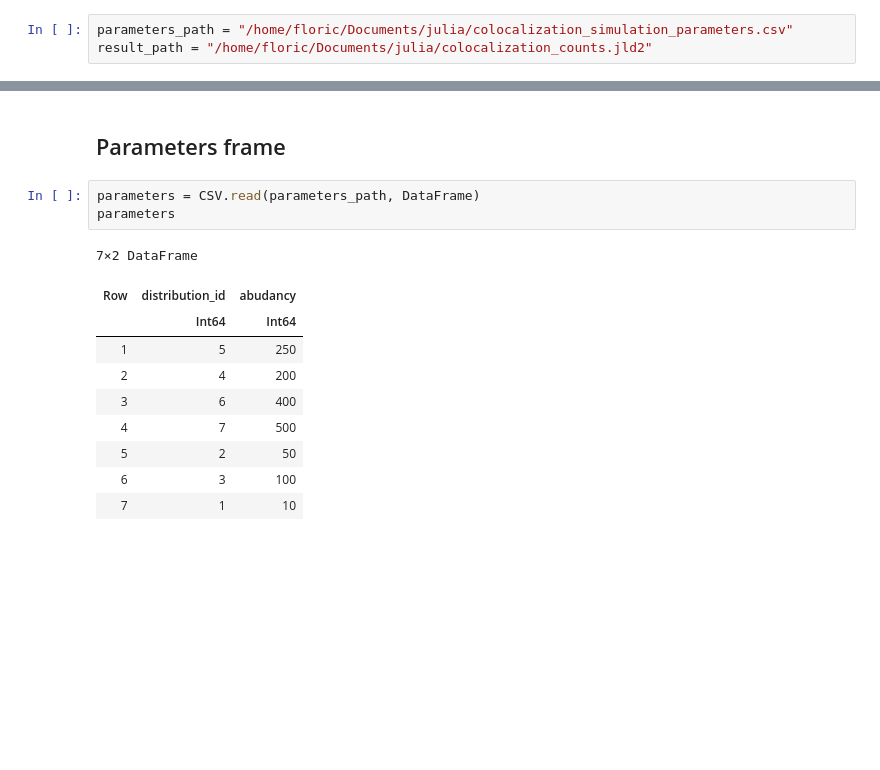
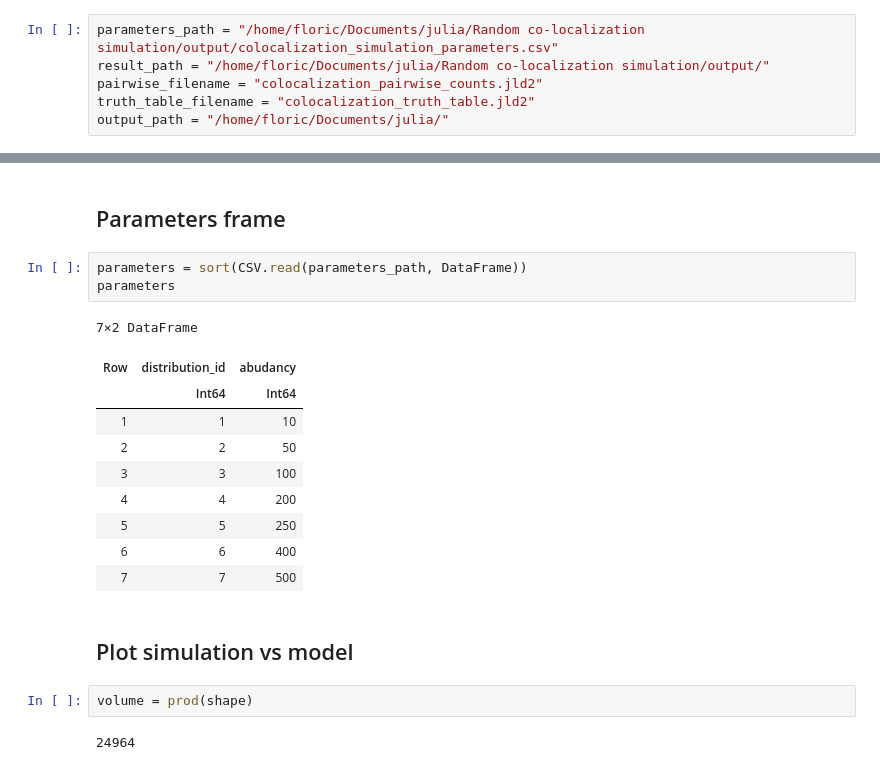
Before and after one commit to 2Echoes/Random_colocalization_simulation, a Jupyter notebook: analysis_notebooks/analysis_notebook.ipynb, the cells around one changed output, grey strips where cells are left out. Cells and saved outputs as stored; diff of their text form; blank space fills up the shorter version.

```diff
--- a/analysis_notebooks/analysis_notebook.ipynb
+++ b/analysis_notebooks/analysis_notebook.ipynb
@@ -6,6 +14,9 @@ using DataFrames
 # %% [markdown]
 # Open simulation files
 # %%
-parameters_path = "/home/floric/Documents/julia/colocalization_simulation_parameters.csv"
-result_path = "/home/floric/Documents/julia/colocalization_counts.jld2"
+parameters_path = "/home/floric/Documents/julia/Random co-localization simulation/output/colocalization_simulation_parameters.csv"
+result_path = "/home/floric/Documents/julia/Random co-localization simulation/output/"
+pairwise_filename = "colocalization_pairwise_counts.jld2"
+truth_table_filename = "colocalization_truth_table.jld2"
+output_path = "/home/floric/Documents/julia/"
 # %% [output]
@@ -22,16 +44,22 @@ size(data)
 # %% [markdown]
 ## Parameters frame
 # %%
-parameters = CSV.read(parameters_path, DataFrame)
+parameters = sort(CSV.read(parameters_path, DataFrame))
 parameters
 # %% [output]
 7×2 DataFrame
 | Row | distribution_id | abudancy |
 |  | Int64 | Int64 |
-| 1 | 5 | 250 |
-| 2 | 4 | 200 |
-| 3 | 6 | 400 |
-| 4 | 7 | 500 |
-| 5 | 2 | 50 |
-| 6 | 3 | 100 |
-| 7 | 1 | 10 |
+| 1 | 1 | 10 |
+| 2 | 2 | 50 |
+| 3 | 3 | 100 |
+| 4 | 4 | 200 |
+| 5 | 5 | 250 |
+| 6 | 6 | 400 |
+| 7 | 7 | 500 |
+# %% [markdown]
+## Plot simulation vs model
+# %%
+volume = prod(shape)
+# %% [output]
+24964
```
Also changed, not shown: parts of 16 cells of this notebook, 3 other files.
